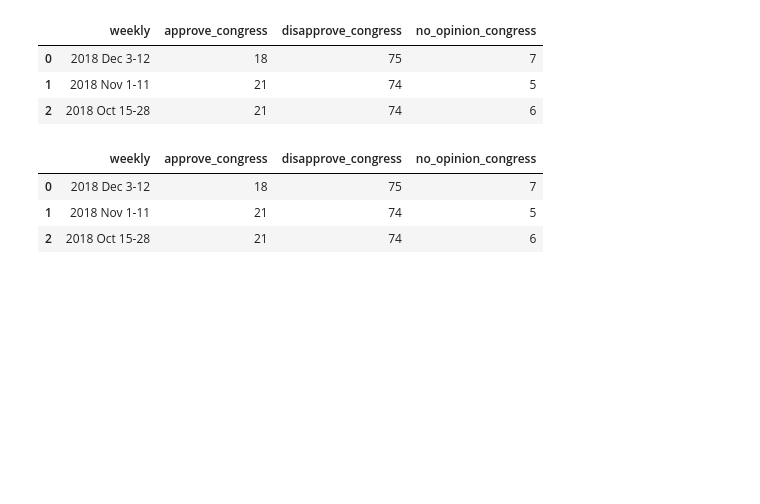
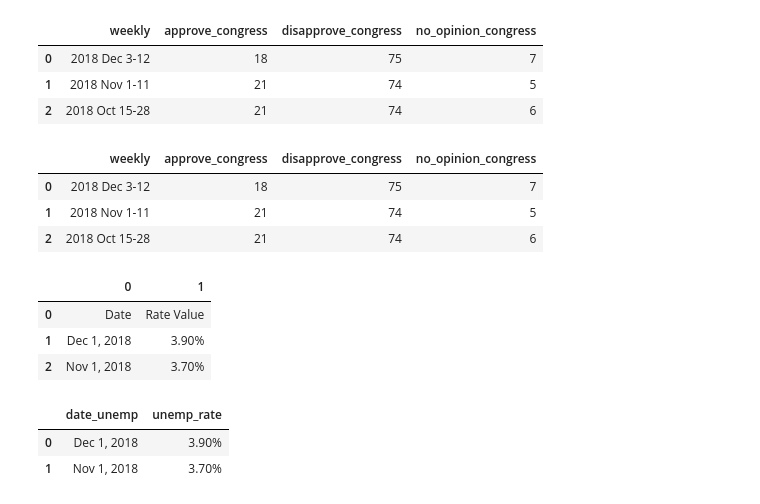
Before and after one commit to amritperera/Data-Bootcamp-Project-1, a Jupyter notebook: Code/Ahmeda_presi_congress_data.ipynb, the cells around one changed output. Cells and saved outputs as stored; diff of their text form; code cells hidden in the pictures; blank space fills up the shorter version.

Commit message:
retrieved the unemployment rates by month and did some cleaning

```diff
--- a/Code/Ahmeda_presi_congress_data.ipynb
+++ b/Code/Ahmeda_presi_congress_data.ipynb
@@ -386,0 +384,17 @@ congress_clean.head(3)
+# %%
+# Federal Reserve Bank of St. Louis (Monthly Unemployment rate)
+url_unemp = 'http://www.multpl.com/unemployment/table?f=m'
+# %%
+# loading data
+list_unemp = pd.read_html(url_unemp)
+# %%
+# saving into a dataframe
+unemp_df = list_unemp[0]
+# %%
+# Look up
+unemp_df.head(3)
+# %% [output]
+|  | 0 | 1 |
+| 0 | Date | Rate Value |
+| 1 | Dec 1, 2018 | 3.90% |
+| 2 | Nov 1, 2018 | 3.70% |
@@ -386,0 +409,7 @@ congress_clean.head(3)
+# %%
+# Reset index
+unemp_clean.reset_index(drop=True).head(2)
+# %% [output]
+|  | date_unemp | unemp_rate |
+| 0 | Dec 1, 2018 | 3.90% |
+| 1 | Nov 1, 2018 | 3.70% |
```
Also changed, not shown: parts of 6 cells of this notebook.
